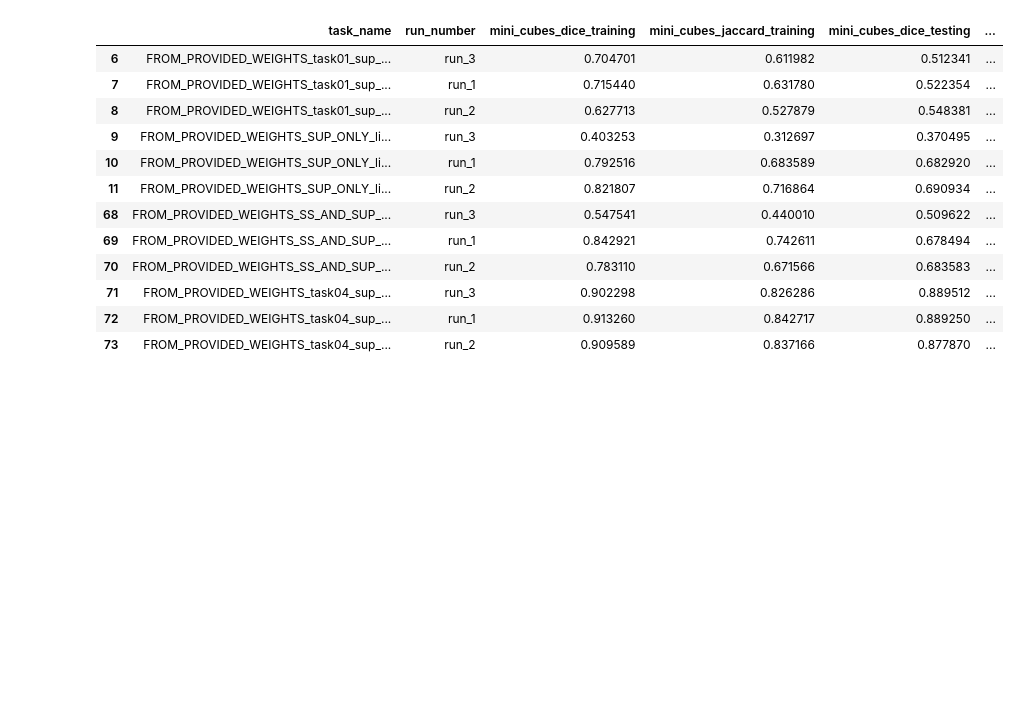
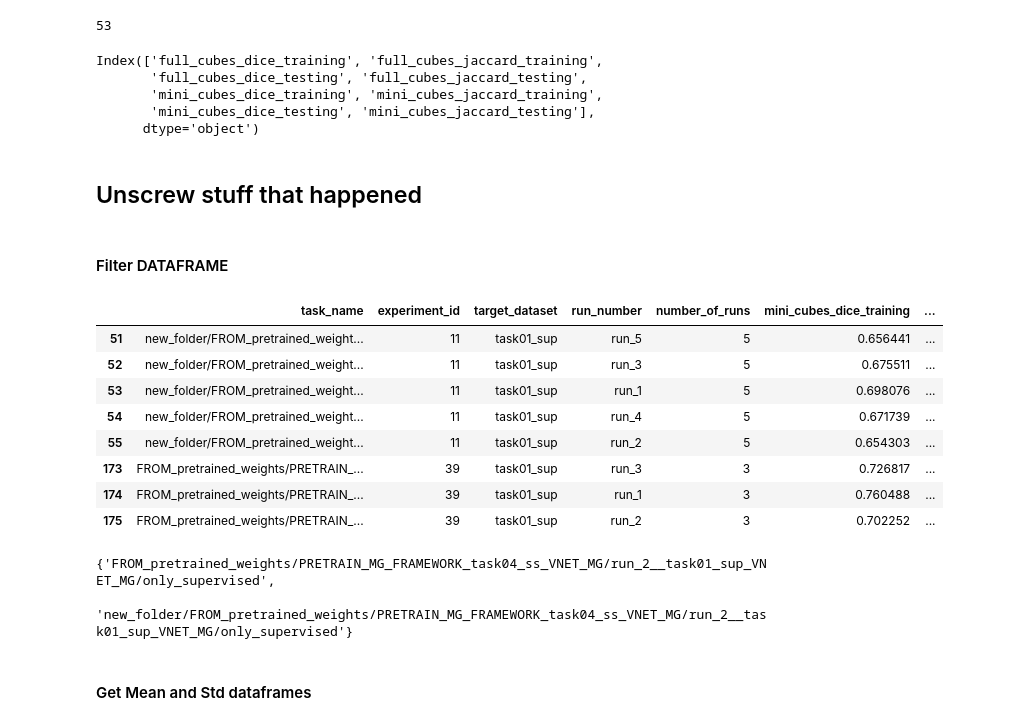
Before and after one commit to mistermoutan/ModelsGenesis, a Jupyter notebook: results.ipynb, the cells around one changed output. Saved outputs shown, nothing was run; the diff lists cells and outputs as text; code cells hidden in the pictures; blank space fills up the shorter version.

```diff
--- a/results.ipynb
+++ b/results.ipynb
@@ -5,4 +6,4 @@ pd.options.display.max_colwidth = 50
 # %%
 rc = ResultHanlder()
 # %%
-df = rc.get_df()
+df_original = rc.get_df()
@@ -40,0 +56,24 @@ df
+# %%
+print(len((set(df_original["task_name"]))))
+# %% [output]
+53
+# %%
+df_original.columns[2:10]
+# %% [output]
+Index(['full_cubes_dice_training', 'full_cubes_jaccard_training',
+       'full_cubes_dice_testing', 'full_cubes_jaccard_testing',
+       'mini_cubes_dice_training', 'mini_cubes_jaccard_training',
+       'mini_cubes_dice_testing', 'mini_cubes_jaccard_testing'],
+      dtype='object')
+# %% [markdown]
+## Unscrew stuff that happened
+# %%
+df_original = df_original[df_original.task_name_with_run!= 'FROM_PROVIDED_WEIGHTS_SUP_ONLY_lidc_VNET_MG/only_supervised/run_3']
+df_original = df_original[df_original.task_name_with_run!= "FROM_PROVIDED_WEIGHTS_SS_AND_SUP_lidc_VNET_MG/with_self_supervised/run_3"]
+#df_original = df_original[df_original.number_of_runs!= 3]
+#df_original = df_original[df_original.number_of_runs!= 2]
+# %% [markdown]
+#### Filter DATAFRAME
+# %%
+TASK =  'PRETRAIN_MG_FRAMEWORK_task04_ss' #FULL TASK OR PARTIAL MATCH
+TARGET_DATASET = "task01_sup"
@@ -41,20 +82,16 @@ df
 # %%
-df_2= df.loc[df['task_name_with_run'].str.contains("FROM_PROVIDED_WEIGHTS")]
+df_filtered= df_original.loc[df_original['task_name'].str.contains(TASK)]
+df_filtered= df_filtered.loc[df_filtered['target_dataset'].str.contains(TARGET_DATASET)]
 #df_2[["task_name", "mini_cubes_dice_training","mini_cubes_jaccard_training", "mini_cubes_dice_testing","mini_cubes_jaccard_testing"]]
 # %%
-pd.options.display.max_colwidth = 100
-df_2[["task_name", "run_number","mini_cubes_dice_training","mini_cubes_jaccard_training", "mini_cubes_dice_testing","mini_cubes_jaccard_testing"]]
+df_filtered[["task_name", "experiment_id","target_dataset","run_number","number_of_runs","mini_cubes_dice_training","mini_cubes_jaccard_training", "mini_cubes_dice_testing","mini_cubes_jaccard_testing","full_cubes_dice_testing"]]
 # %% [output]
-|  | task_name | run_number | mini_cubes_dice_training | mini_cubes_jaccard_training | mini_cubes_dice_testing | ... |
-| 6 | FROM_PROVIDED_WEIGHTS_task01_sup_... | run_3 | 0.704701 | 0.611982 | 0.512341 | ... |
-| 7 | FROM_PROVIDED_WEIGHTS_task01_sup_... | run_1 | 0.715440 | 0.631780 | 0.522354 | ... |
-| 8 | FROM_PROVIDED_WEIGHTS_task01_sup_... | run_2 | 0.627713 | 0.527879 | 0.548381 | ... |
-| 9 | FROM_PROVIDED_WEIGHTS_SUP_ONLY_li... | run_3 | 0.403253 | 0.312697 | 0.370495 | ... |
-| 10 | FROM_PROVIDED_WEIGHTS_SUP_ONLY_li... | run_1 | 0.792516 | 0.683589 | 0.682920 | ... |
-| 11 | FROM_PROVIDED_WEIGHTS_SUP_ONLY_li... | run_2 | 0.821807 | 0.716864 | 0.690934 | ... |
-| 68 | FROM_PROVIDED_WEIGHTS_SS_AND_SUP_... | run_3 | 0.547541 | 0.440010 | 0.509622 | ... |
-| 69 | FROM_PROVIDED_WEIGHTS_SS_AND_SUP_... | run_1 | 0.842921 | 0.742611 | 0.678494 | ... |
-| 70 | FROM_PROVIDED_WEIGHTS_SS_AND_SUP_... | run_2 | 0.783110 | 0.671566 | 0.683583 | ... |
-| 71 | FROM_PROVIDED_WEIGHTS_task04_sup_... | run_3 | 0.902298 | 0.826286 | 0.889512 | ... |
-| 72 | FROM_PROVIDED_WEIGHTS_task04_sup_... | run_1 | 0.913260 | 0.842717 | 0.889250 | ... |
-| 73 | FROM_PROVIDED_WEIGHTS_task04_sup_... | run_2 | 0.909589 | 0.837166 | 0.877870 | ... |
+|  | task_name | experiment_id | target_dataset | run_number | number_of_runs | mini_cubes_dice_training | ... |
+| 51 | new_folder/FROM_pretrained_weight... | 11 | task01_sup | run_5 | 5 | 0.656441 | ... |
+| 52 | new_folder/FROM_pretrained_weight... | 11 | task01_sup | run_3 | 5 | 0.675511 | ... |
+| 53 | new_folder/FROM_pretrained_weight... | 11 | task01_sup | run_1 | 5 | 0.698076 | ... |
+| 54 | new_folder/FROM_pretrained_weight... | 11 | task01_sup | run_4 | 5 | 0.671739 | ... |
+| 55 | new_folder/FROM_pretrained_weight... | 11 | task01_sup | run_2 | 5 | 0.654303 | ... |
+| 173 | FROM_pretrained_weights/PRETRAIN_... | 39 | task01_sup | run_3 | 3 | 0.726817 | ... |
+| 174 | FROM_pretrained_weights/PRETRAIN_... | 39 | task01_sup | run_1 | 3 | 0.760488 | ... |
+| 175 | FROM_pretrained_weights/PRETRAIN_... | 39 | task01_sup | run_2 | 3 | 0.702252 | ... |
@@ -61 +100,8 @@ df_2[["task_name", "run_number","mini_cubes_dice_training","mini_cubes_jaccard_t
+# %%
+set(df_filtered["task_name"])
+# %% [output]
+{'FROM_pretrained_weights/PRETRAIN_MG_FRAMEWORK_task04_ss_VNET_MG/run_2__task01_sup_VNET_MG/only_supervised',
+ 'new_folder/FROM_pretrained_weights/PRETRAIN_MG_FRAMEWORK_task04_ss_VNET_MG/run_2__task01_sup_VNET_MG/only_supervised'}
+# %% [markdown]
+#### Get Mean and Std dataframes
 # %%
```
Also changed, not shown: parts of 14 cells of this notebook.
